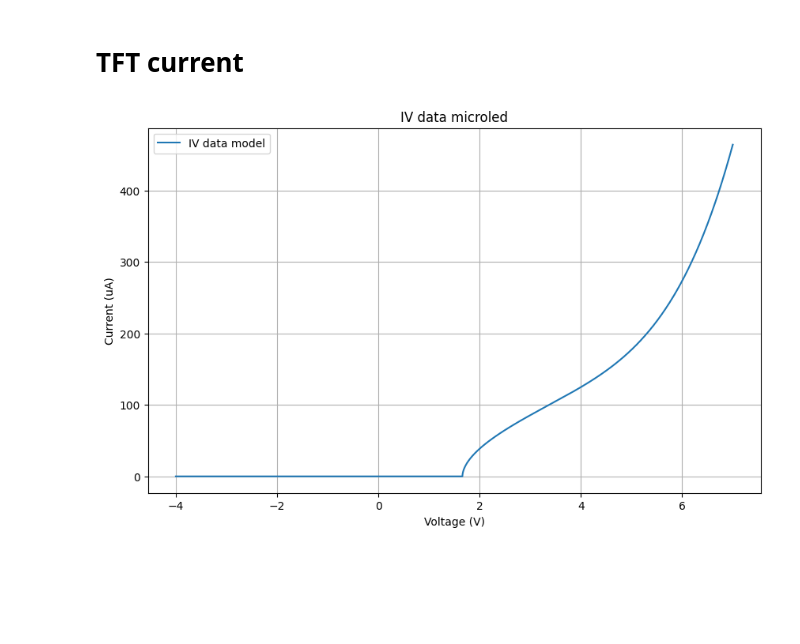
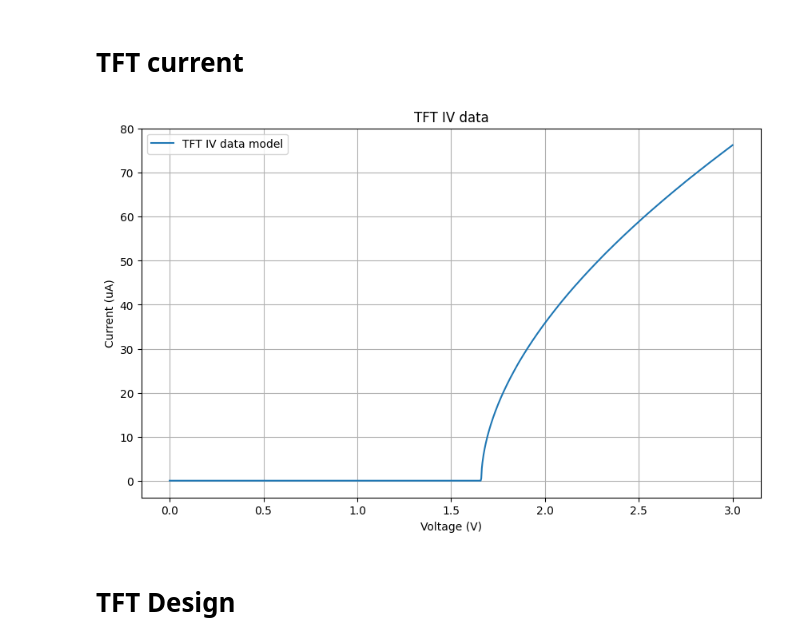
Before and after one commit to rgarmartins/lab3_eda, a Jupyter notebook: lab3.ipynb, the cells around one changed output. Cells and saved outputs as stored; diff of their text form; code cells hidden in the pictures; blank space fills up the shorter version.

```diff
--- a/lab3.ipynb
+++ b/lab3.ipynb
@@ -70,18 +71,20 @@ intercept =  -0.0001549837382267023
 # %% [markdown]
 # Current Function
 # %%
-def obtainCurrent_limited_exponential (vgs,Is, vt, n):
-    return np.piecewise(vgs, [vgs < 2.18706, vgs >= 2.18706], [lambda vgs: Is * (np.exp((vgs-vt)/(n*ut)) - 1), lambda vgs: slope*vgs + intercept])
+v_threshold_microled = 2.18706
 
-vgs = np.linspace(0, 4, 1000)
+def obtainId_microled_limited_exponential (v,Is, vt, n):
+    return np.piecewise(v, [v < v_threshold_microled, v >= v_threshold_microled], [lambda v: Is * (np.exp((v-vt)/(n*ut_microled)) - 1), lambda v: slope_microled*v + intercept_microled])
+
+v_microled = np.linspace(0, 4, 1000)
 
 #plot the data for vgs between 0 and 4V
 plt.figure(2, figsize=(10, 6))
-plt.plot(vgs, obtainCurrent_limited_exponential(vgs, Is, vt, n) * 1e6, label='IV data model')
+plt.plot(v_microled, obtainId_microled_limited_exponential(v_microled, Is_microled, vt_microled, n_microled) * 1e6, label='IV data model')
 plt.xlabel('Voltage (V)')
 plt.ylabel('Current (uA)')
 plt.legend(loc='best')
-plt.title('IV data microled')
+plt.title('IV data microled Limited Exponential')
 plt.grid()
 plt.show()
 # %% [output]
@@ -105,35 +120,43 @@ plt.show()
 # %% [markdown]
 # TFT current
 # %%
-def obtainLambda(vgs, a1, a2, a3, a4, a5):
+def obtainLambda_tft(vgs, a1, a2, a3, a4, a5):
      return a1*vgs**4 + a2*vgs**3 + a3*vgs**2 + a4*vgs + a5
 
-def obtainId (vgs, vt, bx, woverl, m, a_3, b_3, c_3, d_3, e_3):
-    return np.where(vgs<vt, 0, bx*(woverl)*(vgs - vt)**m * (1 + obtainLambda(vgs, a_3, b_3, c_3, d_3, e_3)*7))
+def obtainId_tft (vgs, vds, vt, bx, woverl, m, a_3, b_3, c_3, d_3, e_3):
+    return np.where(vgs<vt, 0, bx*(woverl)*(vgs - vt)**m * (1 + obtainLambda_tft(vgs, a_3, b_3, c_3, d_3, e_3)*vds)) #need to check this
 
-Vgs = np.linspace(-4, 7, 10000)
-vt_opt = 1.6605193074083453
-k_opt = 6.342264896706637e-05
-m_opt = 0.5436425322516196
+vgs_tft = np.linspace(0, 3, 1000)
+vt_opt_tft = 1.6605193074083453
+k_opt_tft = 6.342264896706637e-05
+m_opt_tft = 0.5436425322516196
 
-alpha_opt = 0.9720095859570423
-a1_opt = 0.0004246212659893926
-a2_opt = -0.0038580151080255132
-a3_opt = 0.013797120680445802
-a4_opt = -0.01543728006841336
-a5_opt = 0.013585461081624358
+alpha_opt_tft = 0.9720095859570423
+a1_opt_tft = 0.0004246212659893926
+a2_opt_tft = -0.0038580151080255132
+a3_opt_tft = 0.013797120680445802
+a4_opt_tft = -0.01543728006841336
+a5_opt_tft = 0.013585461081624358
 
-bx = k_opt/10
-w_over_l=k_opt/bx
+b_x_tft = k_opt_tft/10
+w_over_l_tft=k_opt_tft/b_x_tft
 
-#print current
-plt.figure(4, figsize=(10, 6))
-plt.plot(Vgs, obtainId(Vgs, vt_opt, bx, w_over_l, m_opt, a1_opt, a2_opt, a3_opt, a4_opt, a5_opt) * 1e6, label='IV data model')
+plt.figure(5, figsize=(10, 6))
+plt.plot(vgs_tft, obtainId_tft(vgs_tft, 1.2, vt_opt_tft, b_x_tft, w_over_l_tft, m_opt_tft, a1_opt_tft, a2_opt_tft, a3_opt_tft, a4_opt_tft, a5_opt_tft) * 1e6, label='TFT IV data model')
 plt.xlabel('Voltage (V)')
 plt.ylabel('Current (uA)')
 plt.legend(loc='best')
-plt.title('IV data microled')
+plt.title('TFT IV data')
 plt.grid()
 plt.show()
+
+# plt.figure(6, figsize=(10, 6))
+# plt.plot(vgs_tft, obtainId_tft(vgs_tft, 1.2, vt_opt_tft, b_x_tft, w_over_l_tft, m_opt_tft, a1_opt_tft, a2_opt_tft, a3_opt_tft, a4_opt_tft, a5_opt_tft) * 1e6, label='TFT IV data model')
+# plt.xlim(1.5,1.7)
+# plt.ylim(0,5)
+# plt.grid()
+# plt.show()
 # %% [output]
-[figure, old version]
+[figure, new version]
+# %% [markdown]
+# TFT Design
```
Also changed, not shown: parts of 9 cells of this notebook.
